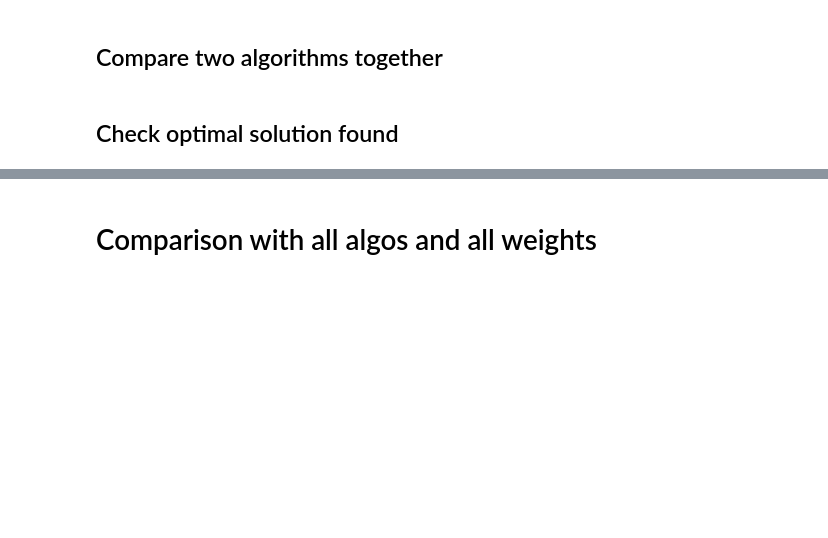
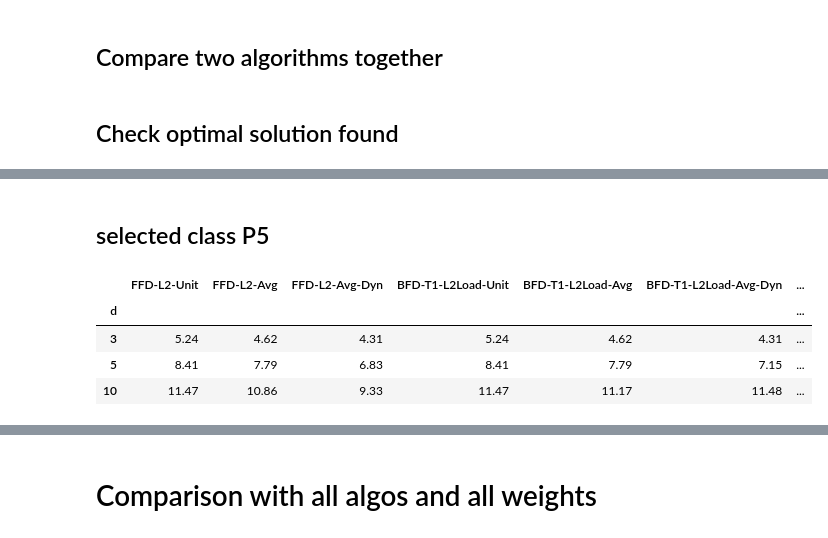
Before and after one commit to Vectorpack/experiments_vector_paper, a Jupyter notebook: results_data/notebooks/compare_algos.ipynb, the cells around one changed output, grey strips where cells are left out. Saved outputs shown, nothing was run; the diff lists cells and outputs as text; code cells hidden in the pictures; blank space fills up the shorter version.

```diff
--- a/results_data/notebooks/compare_algos.ipynb
+++ b/results_data/notebooks/compare_algos.ipynb
@@ -833,0 +1067,26 @@ plot_summary_family(big_results_P[1].loc["8"], big_results_P[0].loc["8"], select
+# %%
+avg_fam_dict = create_simple_family_dict(alg_names_unit)
+del avg_fam_dict["FF"]
+#del avg_fam_dict["BFD"]
+#del avg_fam_dict["WFD"]
+# %%
+def augment_algo_list(l):
+    newl = []
+    for x in l:
+        newl.append(x)
+        newl.append(x.replace('Unit', 'Avg'))
+        newl.append(x.replace('Unit', 'Avg-Dyn'))
+    return newl
+# %% [markdown]
+## selected class P5
+# %%
+temp_list = create_selected_list(unit_results_P[0].loc['5'], avg_fam_dict, with_meta=False)
+test_unit_P5 = augment_algo_list(temp_list)
+# %%
+big_results_P[0].loc['5',500][test_unit_P5]
+# %% [output]
+|  | FFD-L2-Unit | FFD-L2-Avg | FFD-L2-Avg-Dyn | BFD-T1-L2Load-Unit | BFD-T1-L2Load-Avg | BFD-T1-L2Load-Avg-Dyn | ... |
+| d |  |  |  |  |  |  | ... |
+| 3 | 5.24 | 4.62 | 4.31 | 5.24 | 4.62 | 4.31 | ... |
+| 5 | 8.41 | 7.79 | 6.83 | 8.41 | 7.79 | 7.15 | ... |
+| 10 | 11.47 | 10.86 | 9.33 | 11.47 | 11.17 | 11.48 | ... |
```
Also changed, not shown: parts of 195 cells of this notebook, 3 other files.
